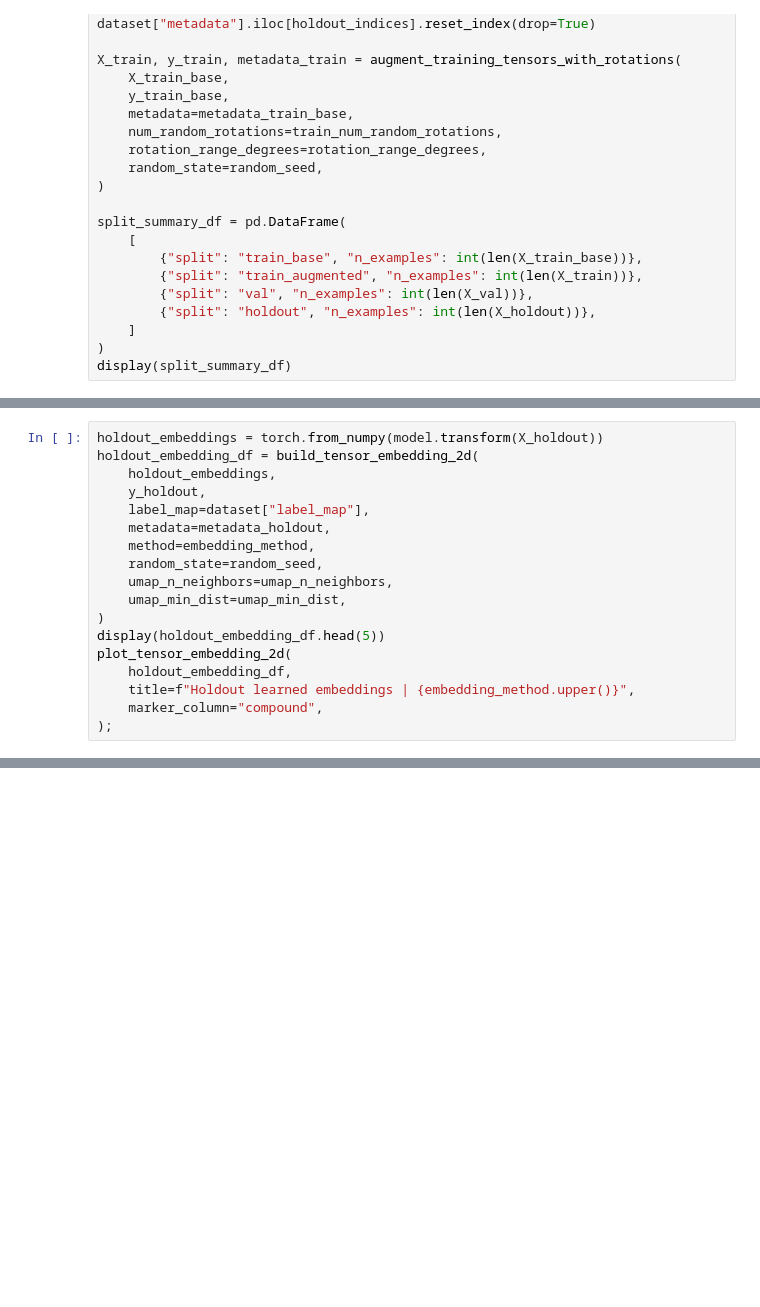
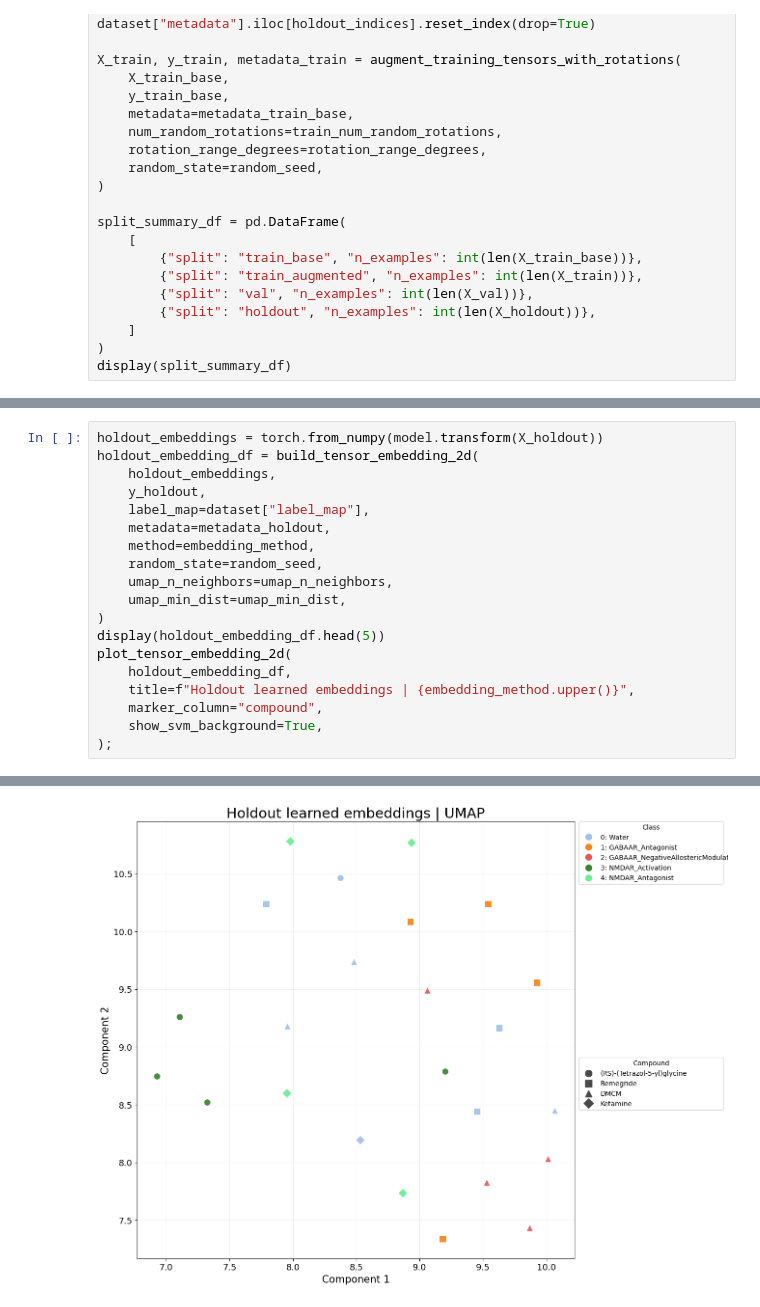
Before and after one commit to fabriziocosta/ZebraFish, a Jupyter notebook: 6_train_3d_cnn_classifier.ipynb, the cells around one changed output, grey strips where cells are left out. Saved outputs shown, nothing was run; the diff lists cells and outputs as text; blank space fills up the shorter version.

Commit message:
Update notebook experiments and fix embedding plot range

```diff
--- a/6_train_3d_cnn_classifier.ipynb
+++ b/6_train_3d_cnn_classifier.ipynb
@@ -221,4 +326,6 @@ plot_tensor_embedding_2d(
     holdout_embedding_df,
     title=f"Holdout learned embeddings | {embedding_method.upper()}",
     marker_column="compound",
+    show_svm_background=True,
 );
+# %% [output]
@@ -224,0 +338 @@ plot_tensor_embedding_2d(
+[figure, added]
```
Also changed, not shown: parts of 8 cells of this notebook, 2 other files.
